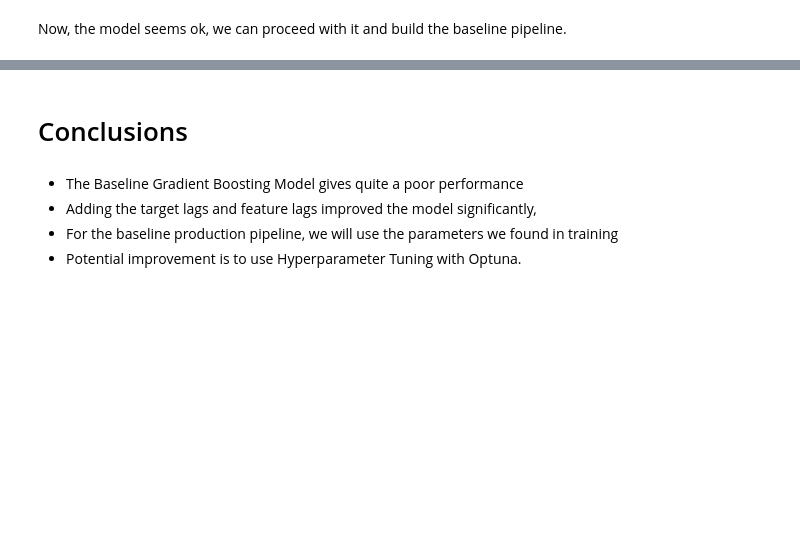
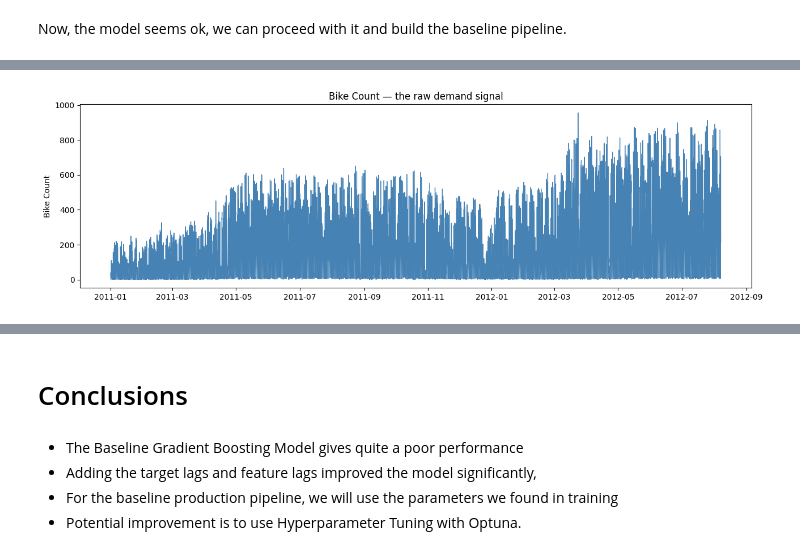
Before and after one commit to grazinga-grazille/forecasting-rental-bike-count, a Jupyter notebook: notebooks/Modeling.ipynb, the cells around one changed output, grey strips where cells are left out. Saved outputs shown, nothing was run; the diff lists cells and outputs as text; code cells hidden in the pictures; blank space fills up the shorter version.

```diff
--- a/notebooks/Modeling.ipynb
+++ b/notebooks/Modeling.ipynb
@@ -320,0 +336,6 @@ model.save_model('../data/06_models/first_catboost_model.cbm')
+# %%
+data = pd.read_parquet('../data/01_raw/bike_data_train.parquet')
+# %%
+data["datetime"] = pd.to_datetime(data["datetime"])
+hourly = data.set_index("datetime")["cnt"].resample("h").sum()
+hourly.head()
@@ -320,0 +372,8 @@ model.save_model('../data/06_models/first_catboost_model.cbm')
+# %%
+fig, ax = plt.subplots(figsize=(13, 4))
+ax.plot(hourly.index, hourly.values, color='steelblue', lw=0.9)
+ax.set_title('Bike Count — the raw demand signal')
+ax.set_ylabel('Bike Count')
+plt.tight_layout(); plt.show()
+# %% [output]
+[figure, added]
```
Also changed, not shown: parts of 21 cells of this notebook.
